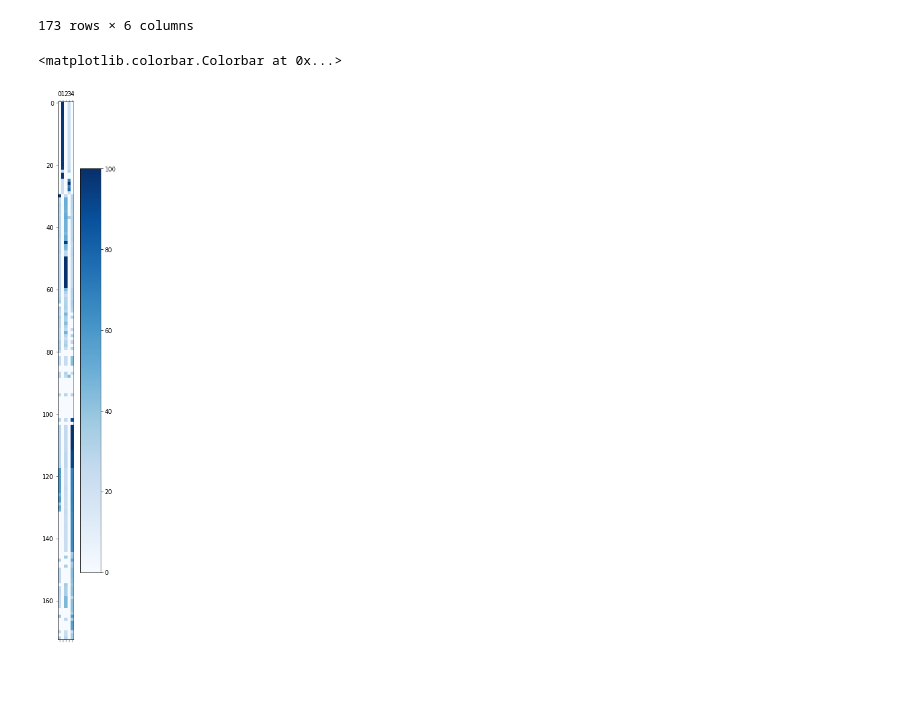
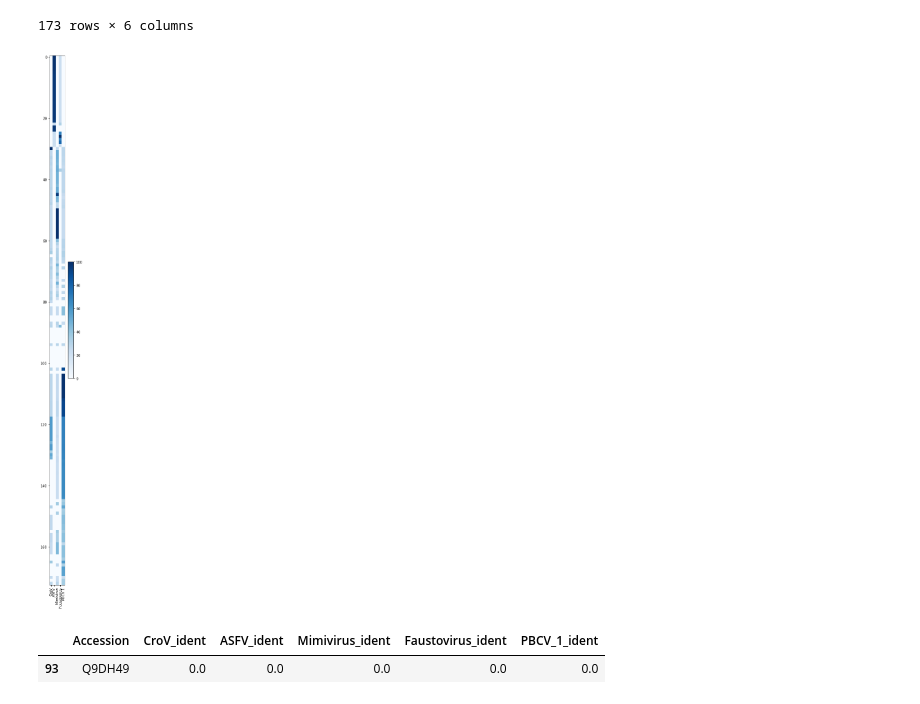
Before and after one commit to ravila4/giant-viruses, a Jupyter notebook: Get-taxonomic-ids.ipynb, the cells around one changed output. Cells and saved outputs as stored; diff of their text form; code cells hidden in the pictures; blank space fills up the shorter version.

```diff
--- a/Get-taxonomic-ids.ipynb
+++ b/Get-taxonomic-ids.ipynb
@@ -111,9 +111,18 @@ blast_identity_table
 173 rows × 6 columns
 # %%
 import matplotlib.pyplot as plt
-# %%
-plt.matshow(blast_identity_table.iloc[:, 1:], cmap="Blues")
-plt.colorbar()
-# %% [output]
-<matplotlib.colorbar.Colorbar at 0x...>
-[figure, removed]
+# %%
+import numpy as np
+
+plt.figure(figsize=(3,28))
+plt.imshow(blast_identity_table.iloc[:, 1:], cmap="Blues")
+plt.colorbar(fraction=0.1)
+plt.xticks(np.arange(5), ["CroV", "ASFV", "Mimivirus", "Faustovirus", "PBCV-1"], rotation='vertical')
+plt.savefig("BLAST-identity-heatmap.svg")
+# %% [output]
+[figure, added]
+# %%
+blast_identity_table[blast_identity_table.Accession == "Q9DH49"]
+# %% [output]
+|  | Accession | CroV_ident | ASFV_ident | Mimivirus_ident | Faustovirus_ident | PBCV_1_ident |
+| 93 | Q9DH49 | 0.0 | 0.0 | 0.0 | 0.0 | 0.0 |
```
Also changed, not shown: 10 other files.
